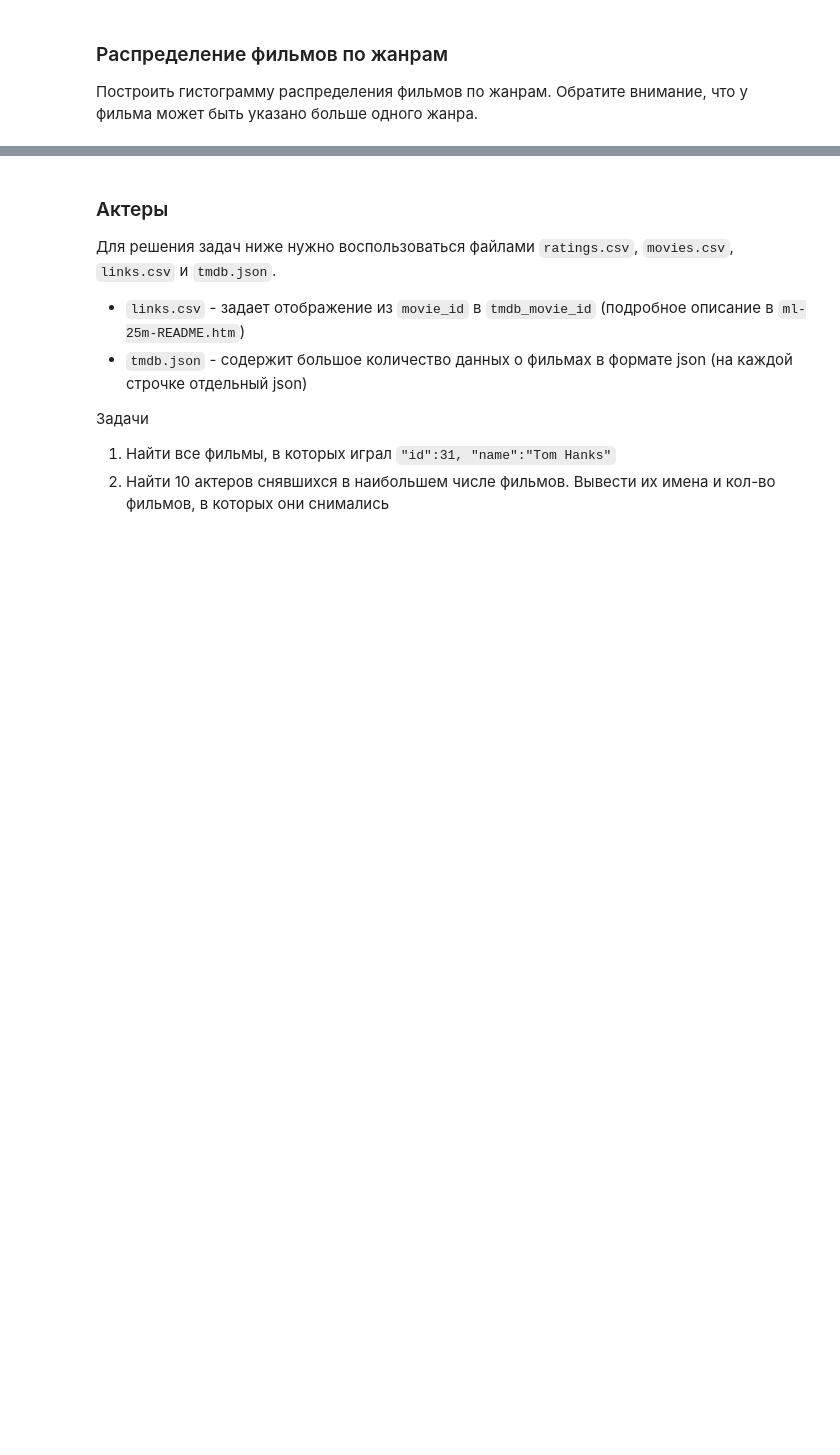
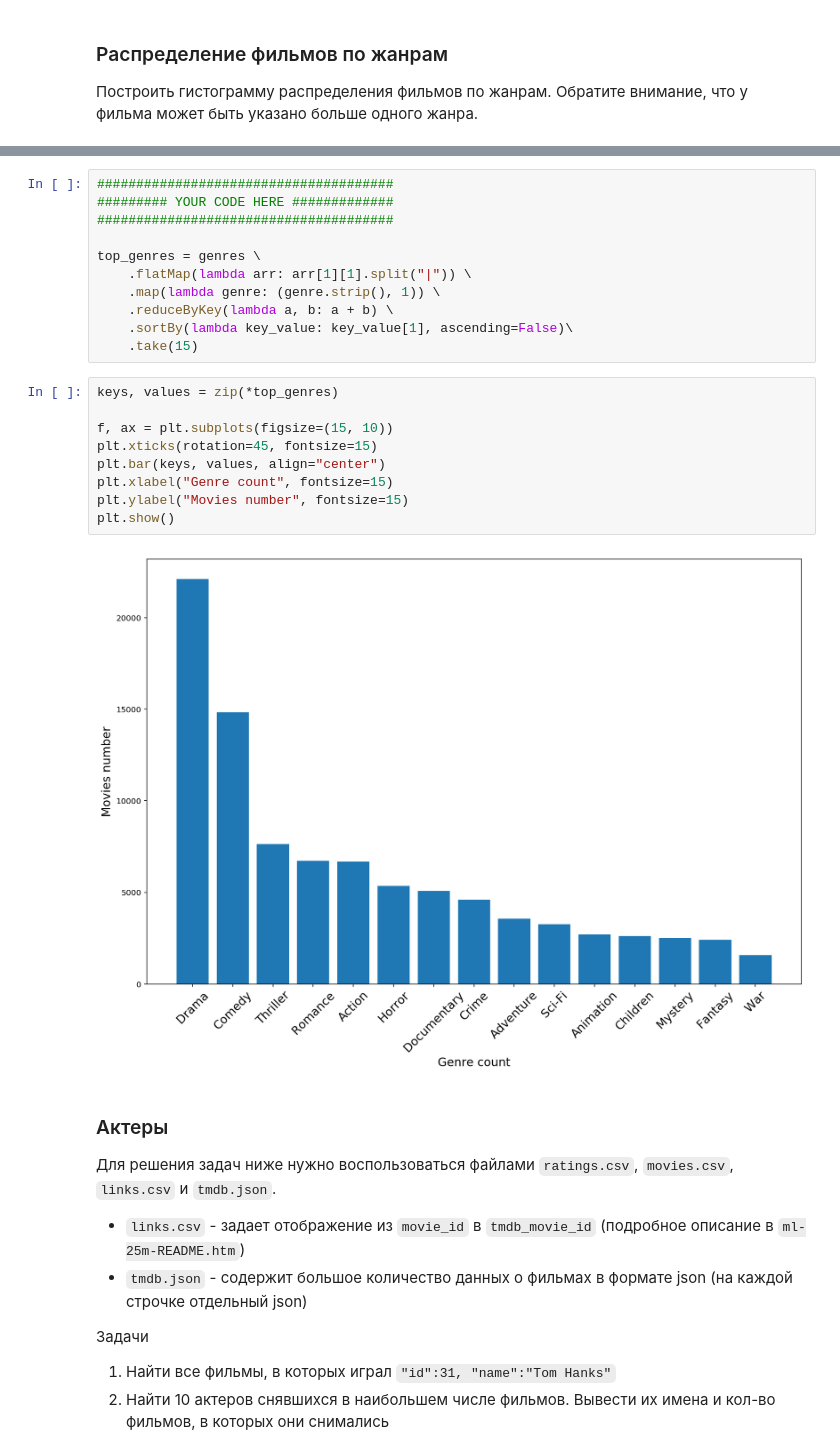
Before and after one commit to ishugaepov/MLBD, a Jupyter notebook: apache_spark/notebooks/spark_examples.ipynb, the cells around one changed output, grey strips where cells are left out. Saved outputs shown, nothing was run; the diff lists cells and outputs as text; blank space fills up the shorter version.

```diff
--- a/apache_spark/notebooks/spark_examples.ipynb
+++ b/apache_spark/notebooks/spark_examples.ipynb
@@ -300,3 +394,25 @@ plt.show()
+# %%
+######################################
+######### YOUR CODE HERE #############
+######################################
+
+top_genres = genres \
+    .flatMap(lambda arr: arr[1][1].split("|")) \
+    .map(lambda genre: (genre.strip(), 1)) \
+    .reduceByKey(lambda a, b: a + b) \
+    .sortBy(lambda key_value: key_value[1], ascending=False)\
+    .take(15)
+# %%
+keys, values = zip(*top_genres)
+
+f, ax = plt.subplots(figsize=(15, 10))
+plt.xticks(rotation=45, fontsize=15)
+plt.bar(keys, values, align="center")
+plt.xlabel("Genre count", fontsize=15)
+plt.ylabel("Movies number", fontsize=15)
+plt.show()
+# %% [output]
+[figure, added]
 # %% [markdown]
 ### Актеры
 
```
Also changed, not shown: parts of 39 cells of this notebook.
